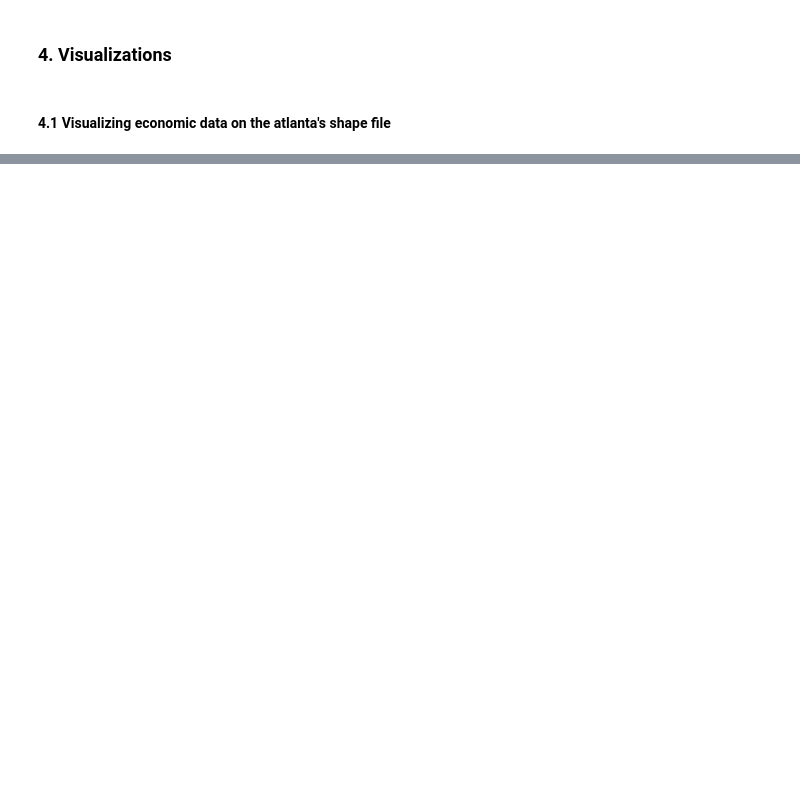
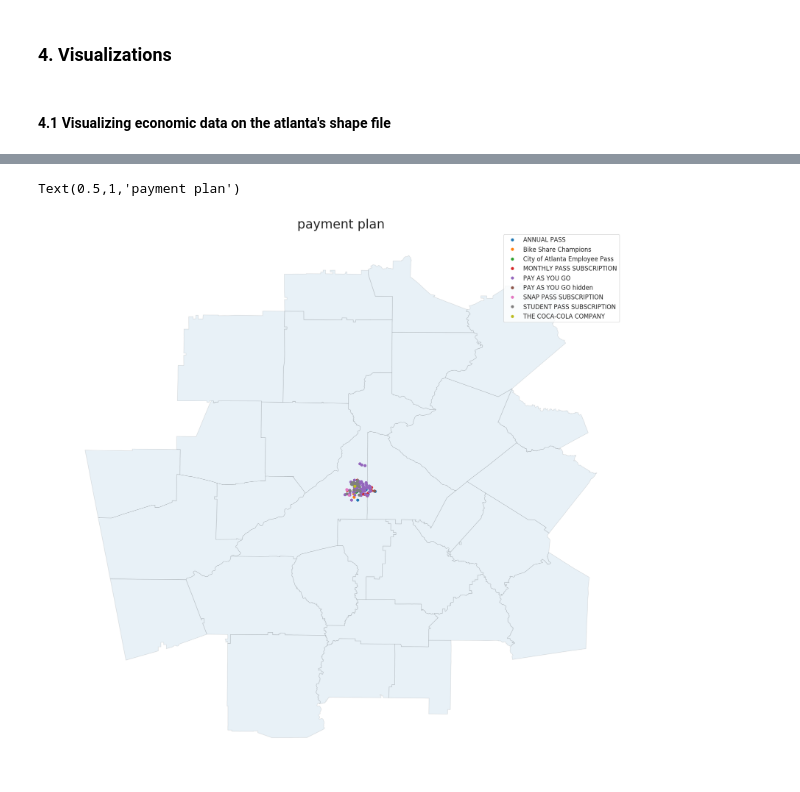
Before and after one commit to akhilpandey95/atlanta, a Jupyter notebook: data/data_analyze_viz_atlanta.ipynb, the cells around one changed output, grey strips where cells are left out. Saved outputs shown, nothing was run; the diff lists cells and outputs as text; code cells hidden in the pictures; blank space fills up the shorter version.

```diff
--- a/data/data_analyze_viz_atlanta.ipynb
+++ b/data/data_analyze_viz_atlanta.ipynb
@@ -384,0 +579,41 @@ nodes
+# %%
+# Create an empty dataframe
+node_locations = pd.DataFrame()
+
+# change the lat and long to strings
+end['lat'] = end['lat'].apply(lambda x: float(x))
+end['lon'] = end['lon'].apply(lambda x: float(x))
+
+# Pull the longitude and latitude information from the "nodes" dataframe
+# Use zip to create set of lon, lat tuples then put into a list
+node_locations['Coordinates'] = list(zip(end.lon, end.lat))
+
+# Turn the list of node locations stored in Coordinates into a "Point" so we can use on plot
+node_locations['Coordinates'] = node_locations['Coordinates'].apply(Point)
+
+# Create a GeoDataFrame of node locations
+node_locationsDF = gpd.GeoDataFrame(node_locations, geometry='Coordinates')
+
+plt.style.use('default')
+
+f, ax = plt.subplots(1, figsize=(20, 20))
+
+boundary = gpd.read_file('Counties_Atlanta_Region.shp')
+
+# Plots the boundary of the counties in atlanta
+boundary.plot(ax = ax, alpha = 0.1, linewidth = 1.0, edgecolor = 'black', zorder = 5)
+
+# plot locations on the map as a new layer - zorder ensures the nodes are on top
+# node_locationsDF.plot(ax = ax, color = 'r', marker='^', zorder = 10, legend=True)
+
+# Plot locations on the map as a new layer - zorder ensures the nodes are on top and
+for node_flavor, node in end.groupby('max_pay_plan'):
+    ax.plot(node['lon'], node['lat'], marker='o', linestyle='', ms=5, label=node_flavor, zorder = 10)
+
+ax.legend(fontsize=12)
+
+ax.set_axis_off()
+ax.set_title('payment plan', fontsize = 25, fontdict = {'verticalalignment':'baseline'})
+# %% [output]
+Text(0.5,1,'payment plan')
+[figure, added]
```
Also changed, not shown: parts of 20 cells of this notebook, 1 other file.
